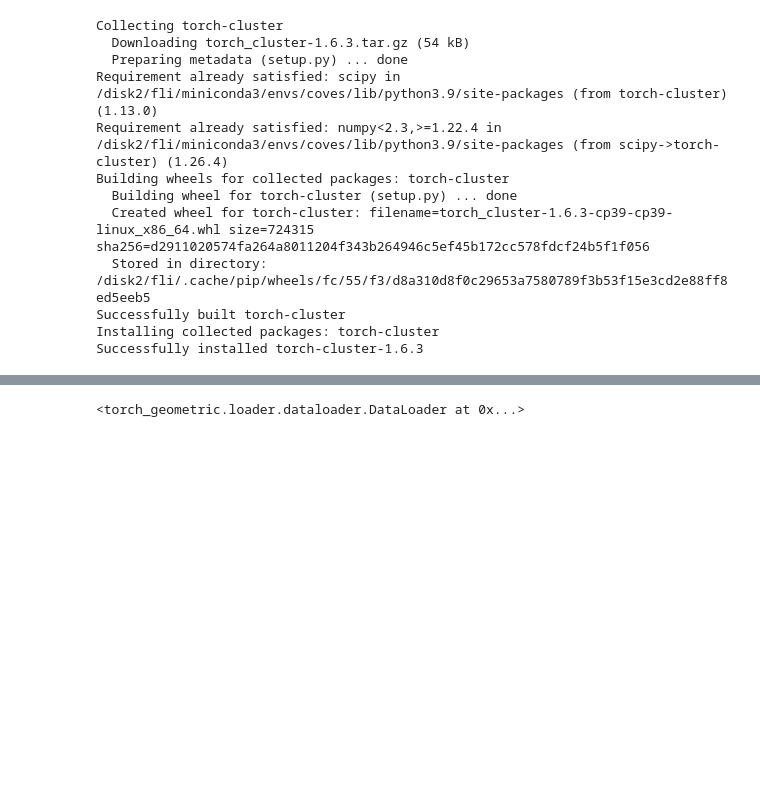
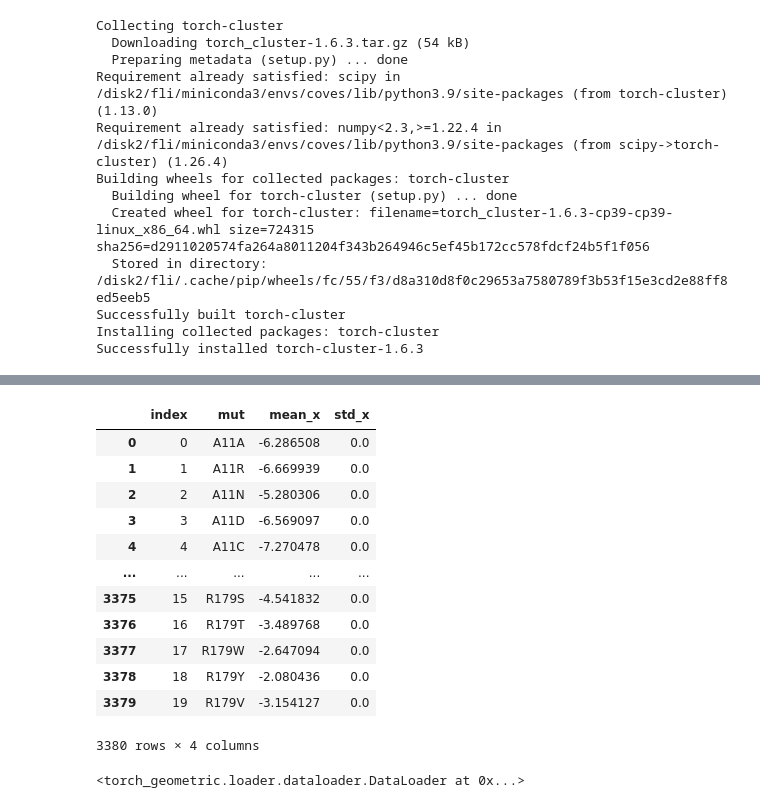
Before and after one commit to fhalab/SSMuLA, a Jupyter notebook: sandbox/coves.ipynb, the cells around one changed output, grey strips where cells are left out. Drawn from its saved outputs; the diff is of its cells as text; code cells hidden in the pictures; blank space fills up the shorter version.

```diff
--- a/sandbox/coves.ipynb
+++ b/sandbox/coves.ipynb
@@ -986,0 +984,16 @@ idx 0
+# %%
+df_result
+# %% [output]
+|  | index | mut | mean_x | std_x |
+| 0 | 0 | A11A | -6.286508 | 0.0 |
+| 1 | 1 | A11R | -6.669939 | 0.0 |
+| 2 | 2 | A11N | -5.280306 | 0.0 |
+| 3 | 3 | A11D | -6.569097 | 0.0 |
+| 4 | 4 | A11C | -7.270478 | 0.0 |
+| ... | ... | ... | ... | ... |
+| 3375 | 15 | R179S | -4.541832 | 0.0 |
+| 3376 | 16 | R179T | -3.489768 | 0.0 |
+| 3377 | 17 | R179W | -2.647094 | 0.0 |
+| 3378 | 18 | R179Y | -2.080436 | 0.0 |
+| 3379 | 19 | R179V | -3.154127 | 0.0 |
+3380 rows × 4 columns
```
Also changed, not shown: parts of 4 cells of this notebook, 9 other files.
